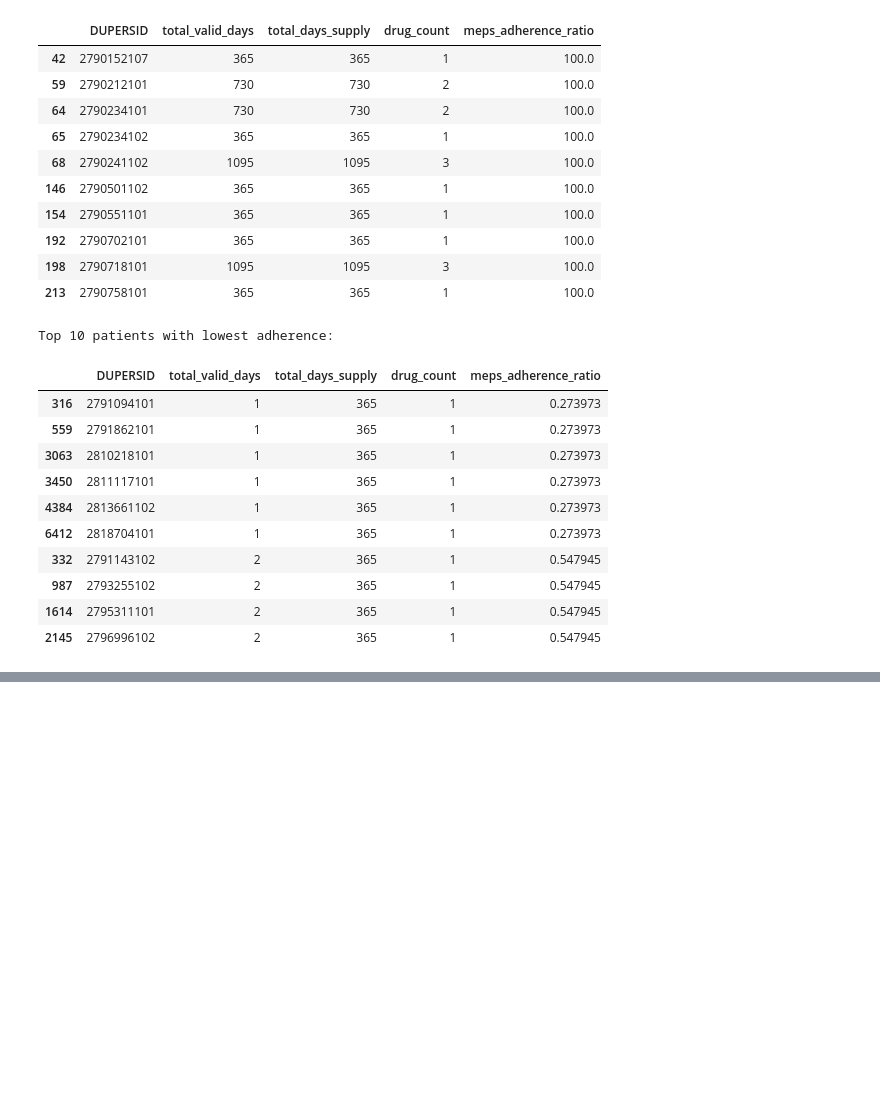
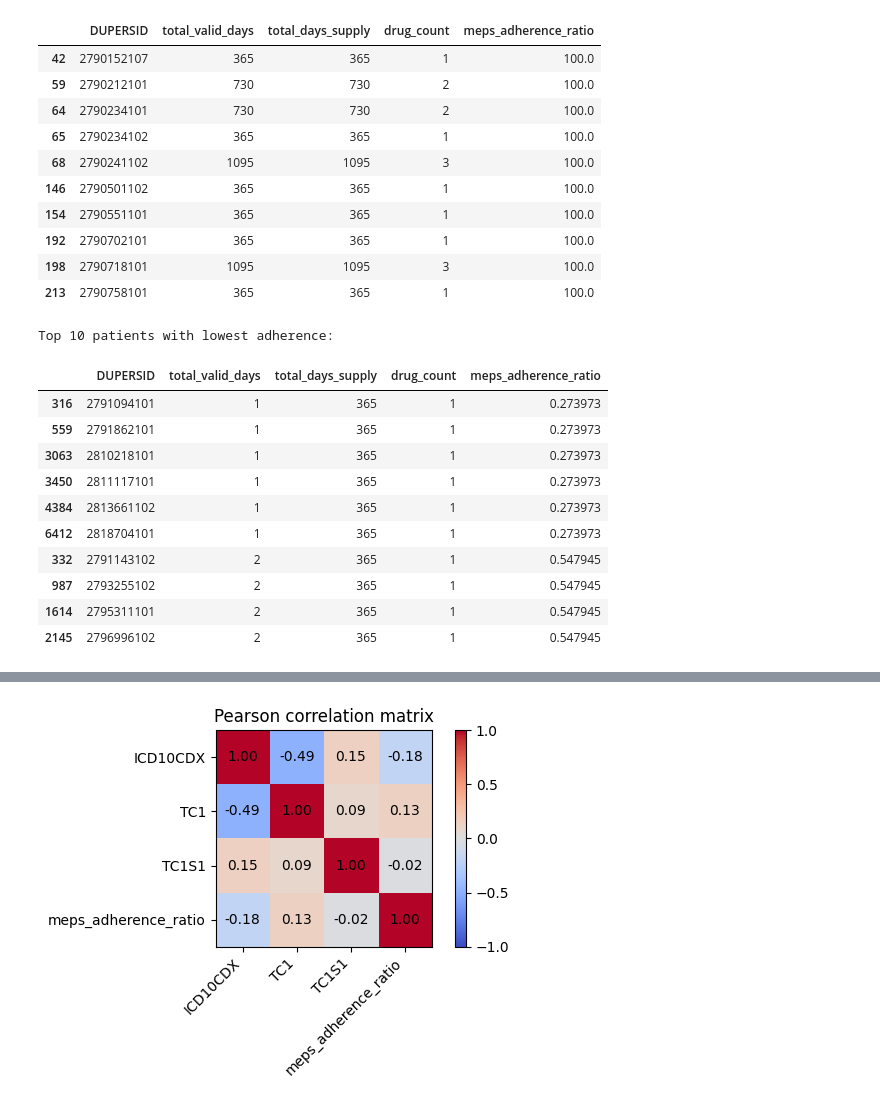
Before and after one commit to FrianaEngineer/Medical-Adherence, a Jupyter notebook: Notebooks/MEPS/2023_clean.ipynb, the cells around one changed output, grey strips where cells are left out. Drawn from its saved outputs; the diff is of its cells as text; code cells hidden in the pictures; blank space fills up the shorter version.

```diff
--- a/Notebooks/MEPS/2023_clean.ipynb
+++ b/Notebooks/MEPS/2023_clean.ipynb
@@ -505,0 +590,80 @@ grouped_merge_df.to_excel("/Users/friana/Medical Adherence/data/MEPS/grouped_mer
+# %%
+from sklearn.preprocessing import LabelEncoder
+
+corr_df = grouped_merge_df.reset_index()[
+    ["ICD10CDX", "TC1", "TC1S1", "meps_adherence_ratio"]
+].dropna()
+
+corr_df["ICD10CDX_code"] = LabelEncoder().fit_transform(corr_df["ICD10CDX"].astype(str))
+
+
+def eta_squared(categorical, continuous):
+    """Share of adherence variance explained by a categorical variable."""
+    categories = categorical.astype(str)
+    grand_mean = continuous.mean()
+    ss_total = ((continuous - grand_mean) ** 2).sum()
+    ss_between = sum(
+        len(continuous[categories == cat]) * (continuous[categories == cat].mean() - grand_mean) ** 2
+        for cat in categories.unique()
+    )
+    return ss_between / ss_total if ss_total > 0 else np.nan
+
+
+pearson_corr = corr_df[
+    ["ICD10CDX_code", "TC1", "TC1S1", "meps_adherence_ratio"]
+].corr(method="pearson")
+
+pearson_with_adherence = pearson_corr["meps_adherence_ratio"].drop("meps_adherence_ratio")
+
+eta_results = pd.Series(
+    {
+        "ICD10CDX": eta_squared(corr_df["ICD10CDX"], corr_df["meps_adherence_ratio"]),
+        "TC1": eta_squared(corr_df["TC1"], corr_df["meps_adherence_ratio"]),
+        "TC1S1": eta_squared(corr_df["TC1S1"], corr_df["meps_adherence_ratio"]),
+    },
+    name="eta_squared",
+)
+
+X = pd.get_dummies(
+    corr_df[["ICD10CDX", "TC1", "TC1S1"]].astype(str),
+    drop_first=True,
+).astype(float)
+y = corr_df["meps_adherence_ratio"].values
+X_with_intercept = np.column_stack([np.ones(len(X)), X.values])
+coeffs, _, _, _ = np.linalg.lstsq(X_with_intercept, y, rcond=None)
+y_pred = X_with_intercept @ coeffs
+ss_res = ((y - y_pred) ** 2).sum()
+ss_tot = ((y - y.mean()) ** 2).sum()
+combined_r2 = 1 - ss_res / ss_tot
+n, p = len(y), X.shape[1]
+adj_r2 = 1 - (1 - combined_r2) * (n - 1) / (n - p - 1)
+
+print("Pearson correlation with meps_adherence_ratio")
+print("(ICD10CDX uses label encoding; interpret as a weak linear proxy only)\n")
+display(pearson_with_adherence.to_frame("pearson_r"))
+
+print("\nEta-squared with meps_adherence_ratio")
+print("(better measure for categorical variables: share of variance explained)\n")
+display(eta_results.to_frame())
+
+print("\nCombined model: ICD10CDX + TC1 + TC1S1 together")
+print(f"  R-squared: {combined_r2:.4f}")
+print(f"  Adjusted R-squared: {adj_r2:.4f}")
+
+heatmap_data = pearson_corr.loc[
+    ["ICD10CDX_code", "TC1", "TC1S1", "meps_adherence_ratio"],
+    ["ICD10CDX_code", "TC1", "TC1S1", "meps_adherence_ratio"],
+].rename(index={"ICD10CDX_code": "ICD10CDX"}, columns={"ICD10CDX_code": "ICD10CDX"})
+
+fig, ax = plt.subplots(figsize=(6, 4))
+im = ax.imshow(heatmap_data.values, cmap="coolwarm", vmin=-1, vmax=1)
+ax.set_xticks(range(len(heatmap_data.columns)), heatmap_data.columns, rotation=45, ha="right")
+ax.set_yticks(range(len(heatmap_data.index)), heatmap_data.index)
+for i in range(heatmap_data.shape[0]):
+    for j in range(heatmap_data.shape[1]):
+        ax.text(j, i, f"{heatmap_data.iloc[i, j]:.2f}", ha="center", va="center", color="black")
+fig.colorbar(im, ax=ax)
+ax.set_title("Pearson correlation matrix")
+plt.tight_layout()
+plt.show()
+# %% [output]
@@ -505,0 +685 @@ grouped_merge_df.to_excel("/Users/friana/Medical Adherence/data/MEPS/grouped_mer
+[figure, added]
```
Also changed, not shown: parts of 19 cells of this notebook.
